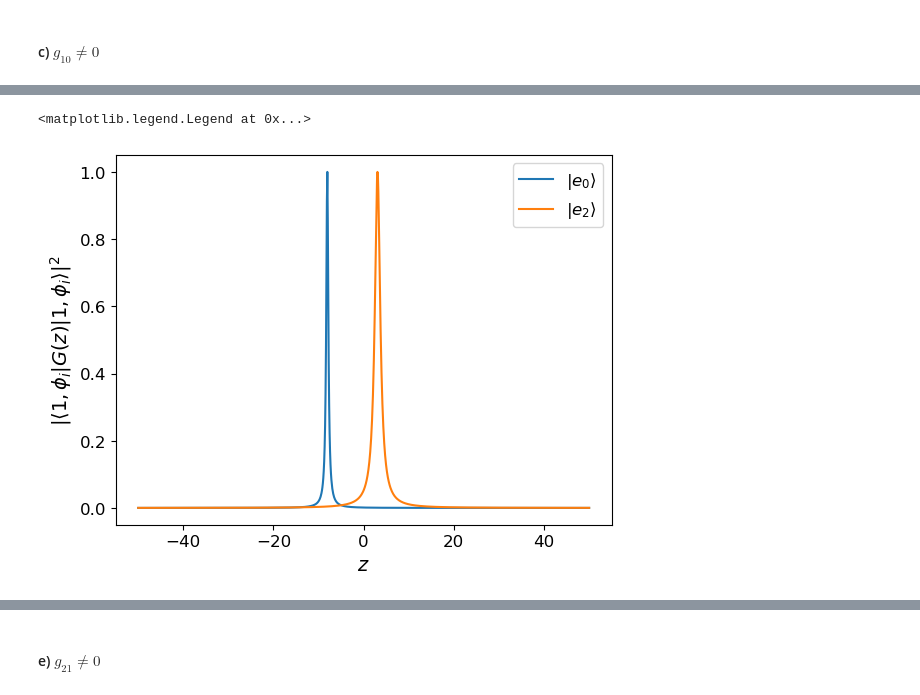
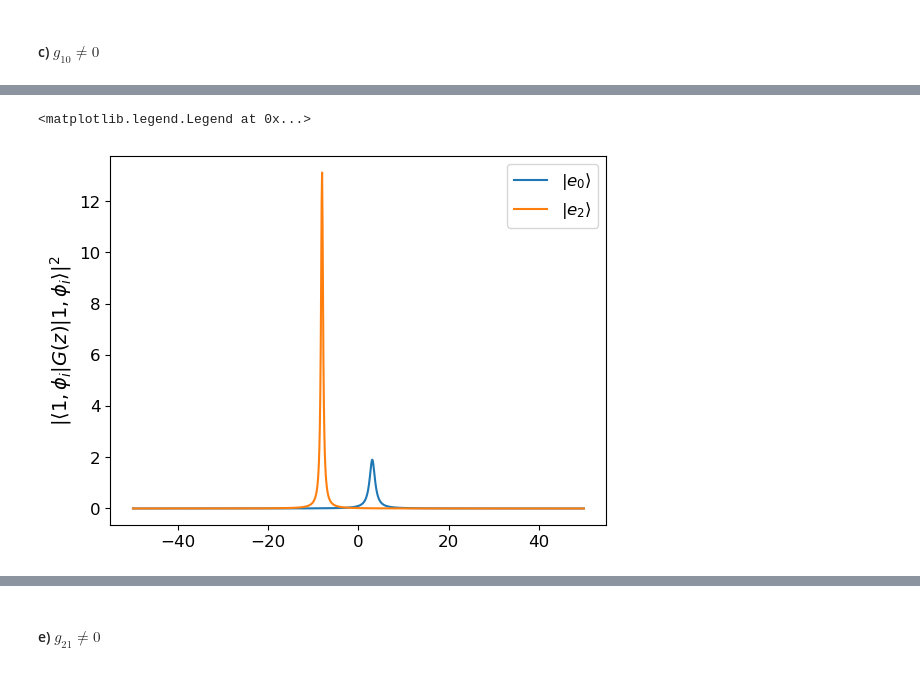
Before and after one commit to jleamer/mode_cooling, a Jupyter notebook: rydberg_calcs/gf_approach_testing.ipynb, the cells around one changed output, grey strips where cells are left out. Drawn from its saved outputs; the diff is of its cells as text; code cells hidden in the pictures.

```diff
--- a/rydberg_calcs/gf_approach_testing.ipynb
+++ b/rydberg_calcs/gf_approach_testing.ipynb
@@ -54,7 +54,7 @@ def get_H0(ωc, ω21, Δ1s, κ, γ10s, γ21s, g10s, a, σ10, σ21, Ic, Ia, N):
     # Define the cavity portion of H0 by modifying the base list
     temp_list = base_list.copy()
     temp_list[0] = a.dag() * a
-    H_cav = (ωc + 1j*κ) * qu.tensor(temp_list)
+    H_cav = (ωc - 1j*κ) * qu.tensor(temp_list)
 
     # Define atomic portion of H0 by modifying the base list
     # First create Qobj of zeros
@@ -154,8 +270,8 @@ def get_sorted_eigs(H0s):
 #ω21 = 0                                   # Frequency of the |1>-|2> transition
 #Δ1s = [0, 0]                              # Detuning of each atom bottom transition (for now all zero)
 κ = 1                                     # The loss rate of the cavity mode
-γ10s = np.ones(N)                         # The decay rates of the atoms from |1> to |0> (all same for now)
-γ21s = 0.05 * np.ones(N)                  # The decay rates of the atoms from |2> to |1> (all same for now)
+γ10s = np.ones(2)                         # The decay rates of the atoms from |1> to |0> (all same for now)
+γ21s = 0.5 * np.ones(2)                  # The decay rates of the atoms from |2> to |1> (all same for now)
 #g10s = 0 * np.ones(N)                     # Coupling of |0>-|1> transition for each atom (all same for now)
 #g21s = 0 * np.ones(N)                     # Coupling of |1>-|2> transition for each atom (all same for now)
 # %%
@@ -410,3 +765,7 @@ print(Ha_eigs)
         [ 0.52294695-0.04692395j]
         [-0.        +0.j        ]]                                           ],
       dtype=object))
+# %%
+# Get the eigenstates of H0
+sa_H0_eigs = sa_H0.eigenstates()
+sa_H0_eigs
@@ -413,18 +790,22 @@ print(Ha_eigs)
 # %%
 # Define the e0 and e1 that we want to calculate transmission from
-e0 = qu.tensor(qu.basis(2,1), Ha_eigs[1][0])
-e2 = qu.tensor(qu.basis(2,1), Ha_eigs[1][2])
+e0 = sa_H0_eigs[1][5].copy()#qu.tensor(qu.basis(2,1), Ha_eigs[1][0])
+e2 = sa_H0_eigs[1][1].copy()#qu.tensor(qu.basis(2,1), Ha_eigs[1][2])
 
 # Calculate the transmission amplitudes
-e0_tf = np.abs(np.array([e0.dag() * _ * e0 for _ in sa_exact_Gs])) ** 2
-e2_tf = np.abs(np.array([e2.dag() * _ * e2 for _ in sa_exact_Gs])) ** 2
+e0_tamp = np.array([e0.dag() * _ * e0 for _ in sa_exact_Gs])
+e0_tf = np.abs(e0_tamp) ** 2
+e2_tamp = np.array([e2.dag() * _ * e2 for _ in sa_exact_Gs])
+e2_tf = np.abs(e2_tamp) ** 2
 # %%
 # Plot
-plt.plot(z, e0_tf / e0_tf.max(), label='$|e_0\\rangle$')
-plt.plot(z, e2_tf / e2_tf.max(), label='$|e_2\\rangle$')
-plt.xlabel("$z$")
+#plt.plot(z, e0_tf / e0_tf.max(), label='$|e_0\\rangle$')
+#plt.plot(z, e2_tf / e2_tf.max(), label='$|e_2\\rangle$')
+plt.plot(z, e0_tf, label='$|e_0\\rangle$')
+plt.plot(z, e2_tf, label='$|e_2\\rangle$')
 plt.ylabel("$|\\langle1,\\phi_i|G(z)|1,\\phi_i\\rangle|^2$")
 plt.legend()
+#plt.savefig("gf_testing_1atom_Δ1=5,g10=5,g21=0.png", format='png', dpi=300)
 # %% [output]
 <matplotlib.legend.Legend at 0x...>
-[figure, old version]
+[figure, new version]
```
Also changed, not shown: parts of 69 cells of this notebook.
